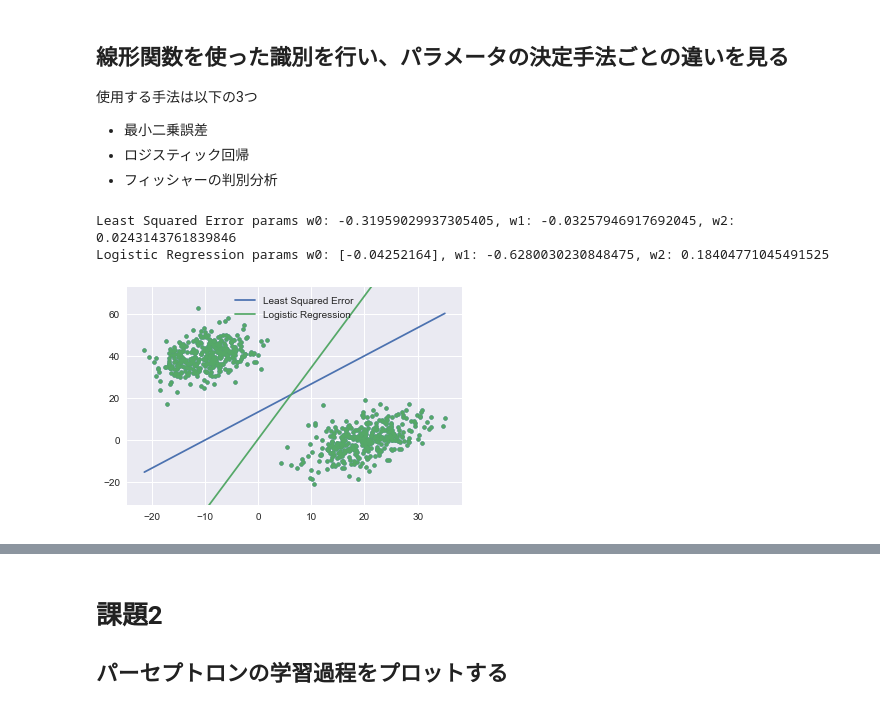
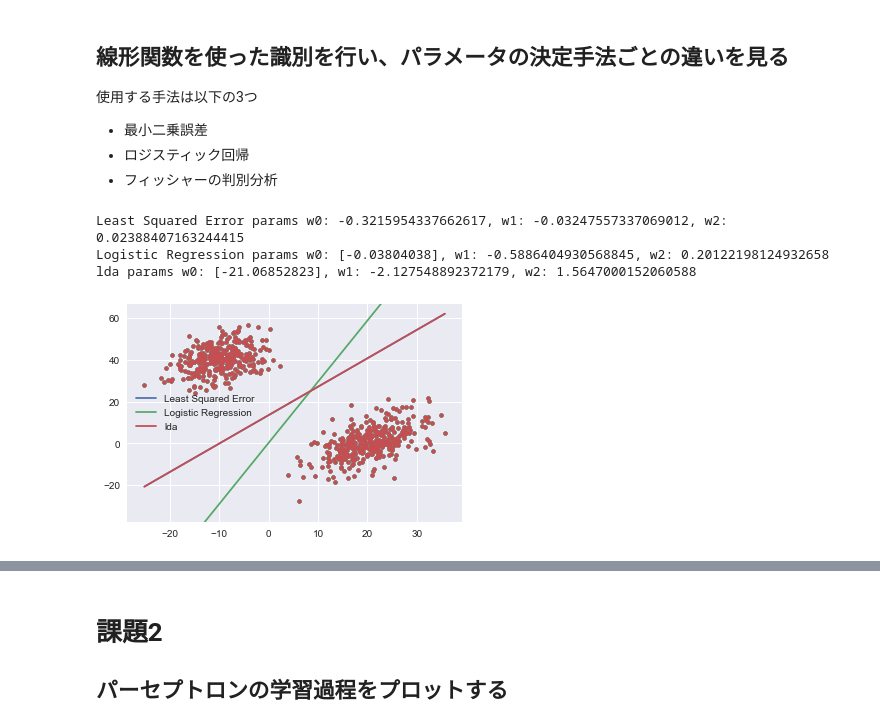
Before and after one commit to fukakeng/MlProgrammingStudy, a Jupyter notebook: hazipata/12_06_homework.ipynb, the cells around one changed output, grey strips where cells are left out. Saved outputs shown, nothing was run; the diff lists cells and outputs as text; code cells hidden in the pictures.

```diff
--- a/hazipata/12_06_homework.ipynb
+++ b/hazipata/12_06_homework.ipynb
@@ -87,24 +90,28 @@ def create_data(mean1, sigma1, mean2, sigma2, size, rate):
 # %%
 mean1 = np.array([-10, 40])
 sigma1 = np.array([[20, 10], [10, 40]])
 mean2 = np.array([20, 0])
 sigma2 = np.array([[30, 20], [20, 50]])
 c1_rate = 0.5
 
 train_X, test_X, train_y, test_y = create_data(mean1, sigma1, mean2, sigma2, 1000, c1_rate)
 
 logistic = LogisticRegression()
 logistic.fit(train_X, train_y)
 
 linear = LinearRegression()
 linear.fit(train_X, np.where(train_y == 0, -1, train_y))
 
-models = {'Least Squared Error': linear, 'Logistic Regression': logistic}
+lda = LinearDiscriminantAnalysis()
+lda.fit(train_X, train_y)
+
+models = {'Least Squared Error': linear, 'Logistic Regression': logistic, 'lda': lda}
 plot_decision_surface(models, train_X)
 # %% [output]
-Least Squared Error params w0: -0.31959029937305405, w1: -0.03257946917692045, w2: 0.0243143761839846
-Logistic Regression params w0: [-0.04252164], w1: -0.6280030230848475, w2: 0.18404771045491525
+Least Squared Error params w0: -0.3215954337662617, w1: -0.03247557337069012, w2: 0.02388407163244415
+Logistic Regression params w0: [-0.03804038], w1: -0.5886404930568845, w2: 0.20122198124932658
+lda params w0: [-21.06852823], w1: -2.127548892372179, w2: 1.5647000152060588
-[figure, old version]
+[figure, new version]
 # %%
 mean1 = np.array([0, 40])
 sigma1 = np.array([[20, 10], [10, 40]])
```
Also changed, not shown: parts of 4 cells of this notebook.
